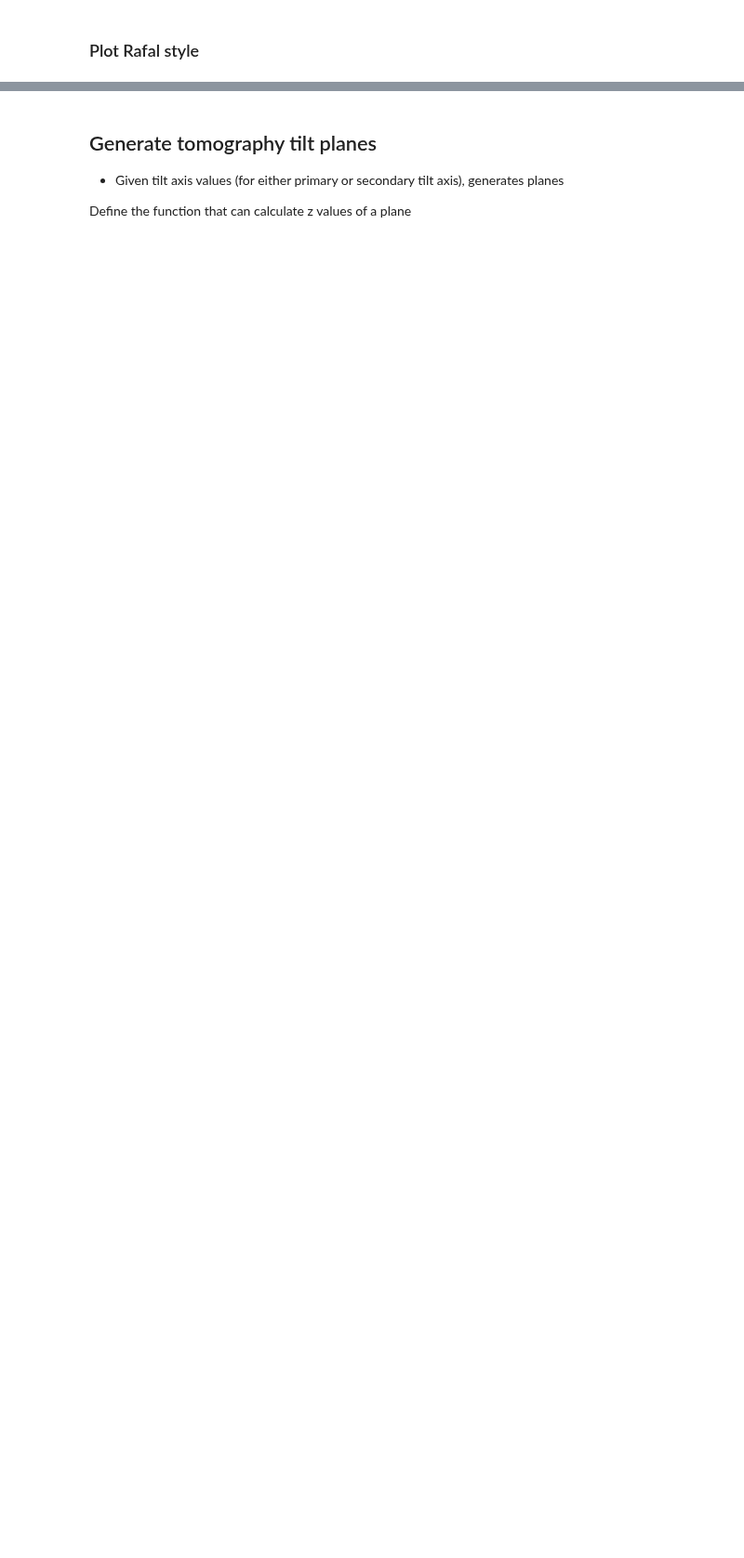
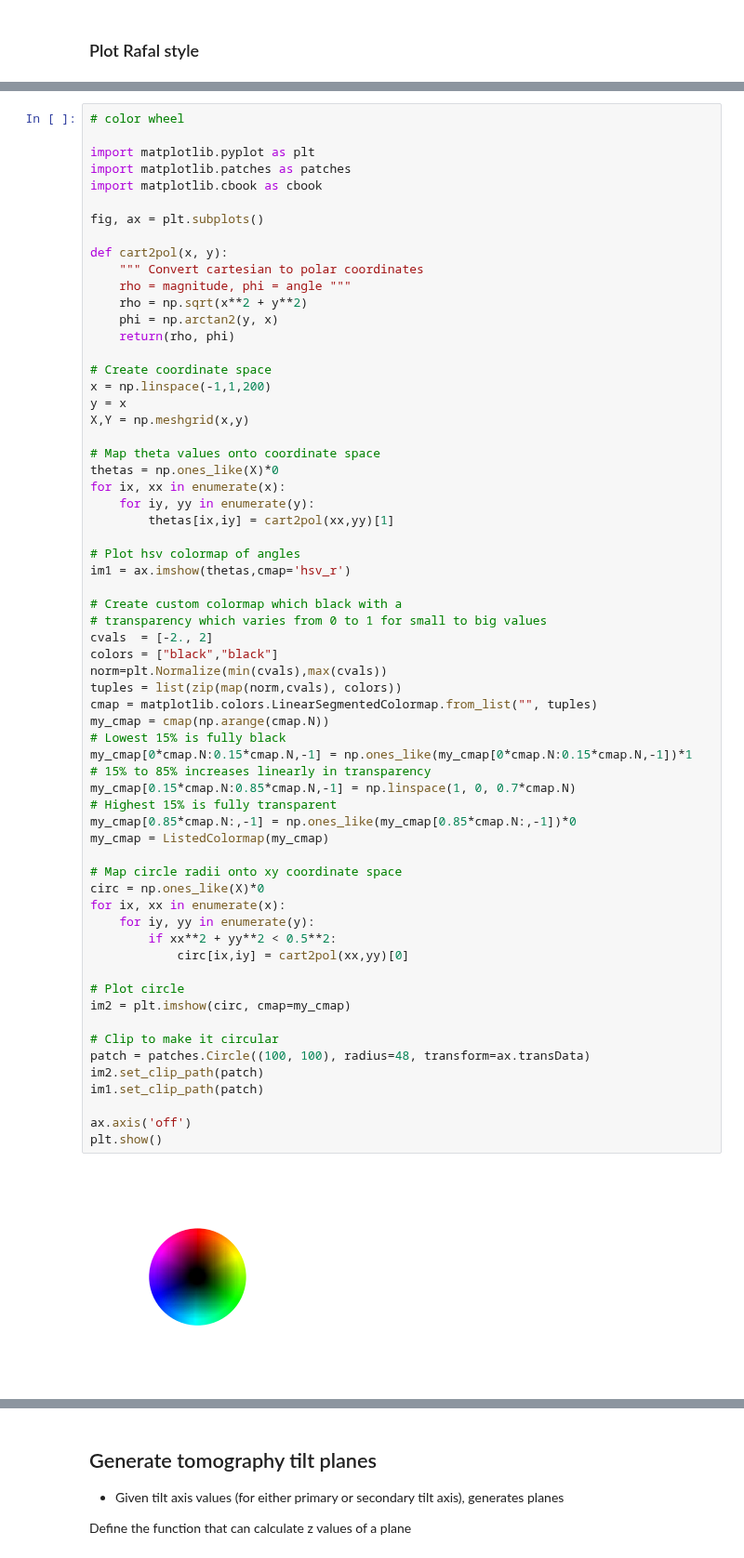
Before and after one commit to grlewis333/phd-work, a Jupyter notebook: holo-sim.ipynb, the cells around one changed output, grey strips where cells are left out. Shown at 93% size. Drawn from its saved outputs; the diff is of its cells as text; blank space fills up the shorter version.

```diff
--- a/holo-sim.ipynb
+++ b/holo-sim.ipynb
@@ -1196,0 +1309,65 @@ my_cmap = ListedColormap(my_cmap)
+# %%
+# color wheel
+
+import matplotlib.pyplot as plt
+import matplotlib.patches as patches
+import matplotlib.cbook as cbook
+
+fig, ax = plt.subplots()
+
+def cart2pol(x, y):
+    """ Convert cartesian to polar coordinates
+    rho = magnitude, phi = angle """
+    rho = np.sqrt(x**2 + y**2)
+    phi = np.arctan2(y, x)
+    return(rho, phi)
+
+# Create coordinate space
+x = np.linspace(-1,1,200)
+y = x
+X,Y = np.meshgrid(x,y)
+
+# Map theta values onto coordinate space
+thetas = np.ones_like(X)*0
+for ix, xx in enumerate(x):
+    for iy, yy in enumerate(y):
+        thetas[ix,iy] = cart2pol(xx,yy)[1]
+
+# Plot hsv colormap of angles
+im1 = ax.imshow(thetas,cmap='hsv_r')
+
+# Create custom colormap which black with a
+# transparency which varies from 0 to 1 for small to big values
+cvals  = [-2., 2]
+colors = ["black","black"]
+norm=plt.Normalize(min(cvals),max(cvals))
+tuples = list(zip(map(norm,cvals), colors))
+cmap = matplotlib.colors.LinearSegmentedColormap.from_list("", tuples)
+my_cmap = cmap(np.arange(cmap.N))
+# Lowest 15% is fully black
+my_cmap[0*cmap.N:0.15*cmap.N,-1] = np.ones_like(my_cmap[0*cmap.N:0.15*cmap.N,-1])*1
+# 15% to 85% increases linearly in transparency
+my_cmap[0.15*cmap.N:0.85*cmap.N,-1] = np.linspace(1, 0, 0.7*cmap.N)
+# Highest 15% is fully transparent
+my_cmap[0.85*cmap.N:,-1] = np.ones_like(my_cmap[0.85*cmap.N:,-1])*0
+my_cmap = ListedColormap(my_cmap)
+
+# Map circle radii onto xy coordinate space
+circ = np.ones_like(X)*0
+for ix, xx in enumerate(x):
+    for iy, yy in enumerate(y):
+        if xx**2 + yy**2 < 0.5**2:
+            circ[ix,iy] = cart2pol(xx,yy)[0]
+
+# Plot circle
+im2 = plt.imshow(circ, cmap=my_cmap)
+
+# Clip to make it circular
+patch = patches.Circle((100, 100), radius=48, transform=ax.transData)
+im2.set_clip_path(patch)
+im1.set_clip_path(patch)
+
+ax.axis('off')
+plt.show()
+# %% [output]
+[figure, added]
```
Also changed, not shown: parts of 26 cells of this notebook.
